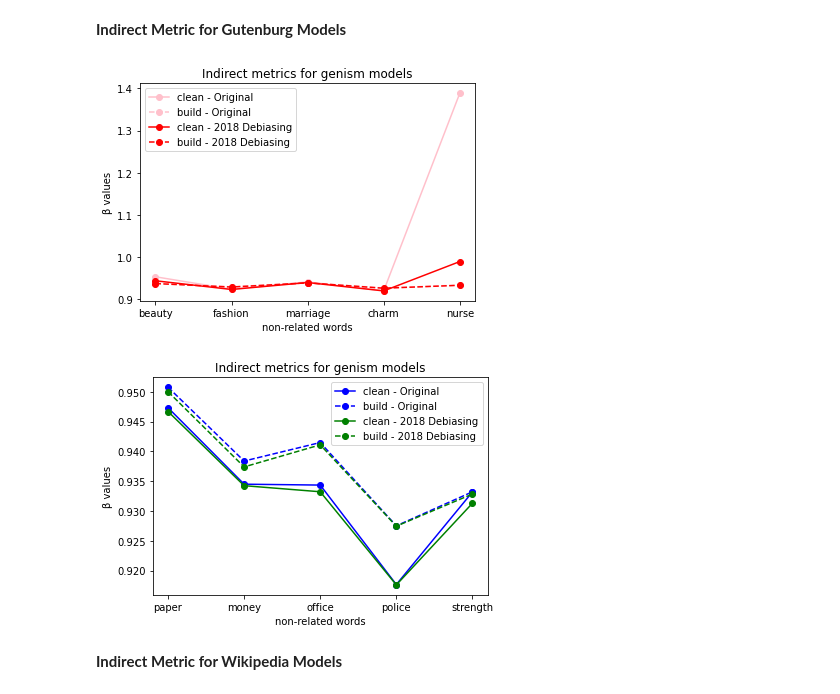
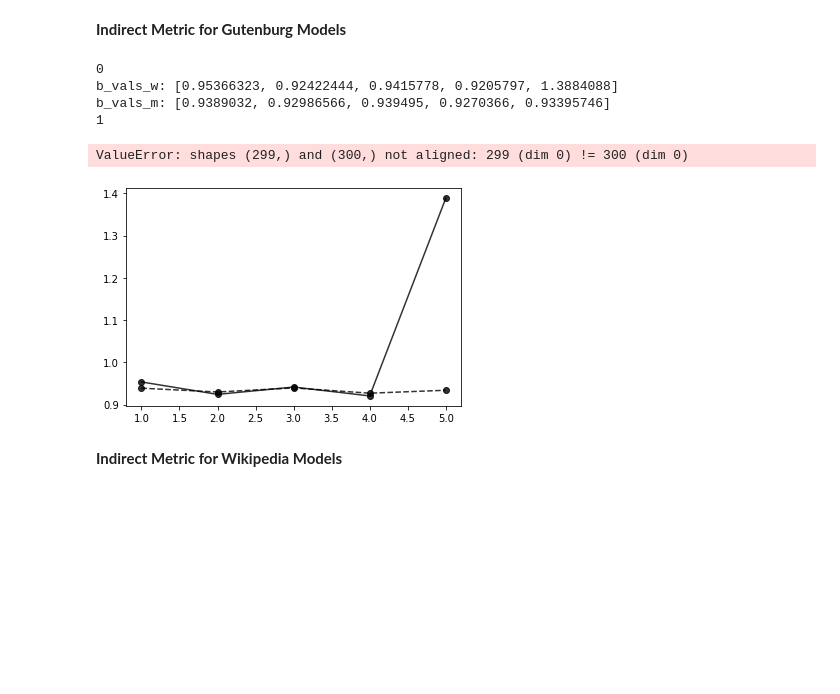
Before and after one commit to JasmineZhangxyz/genderDebiasing, a Jupyter notebook: Exploring_Gender_Biases_in_Word2Vec.ipynb, the cells around one changed output. Cells and saved outputs as stored; diff of their text form; code cells hidden in the pictures; blank space fills up the shorter version.

Commit message:
custom model, 2020 debiasing, fix tests

```diff
--- a/Exploring_Gender_Biases_in_Word2Vec.ipynb
+++ b/Exploring_Gender_Biases_in_Word2Vec.ipynb
@@ -355,7 +418,7 @@ gender_pairs = [['she','he'],['her','his'],['woman','man'],['Mary','John'],['her
 model_g = Word2Vec.load("models/model_g")
 
 #calculate g subspace
-g_gutenburg, g_gutenburg_2018 = run_gender_subspace_calcs(model_g, "genism", ["2018debias/2018debias_gutenberg_emb.txt"])
+g_gutenburg, g_gutenburg_2016, g_gutenburg_2018 = run_gender_subspace_calcs(model_g, "genism", ["2016debias/2016debias_gutenberg_emb.txt", "2018debias/2018debias_gutenberg_emb.txt"])
 # %% [output]
 ---------Original-------------
 Gender Pairs:  [['she', 'he'], ['her', 'his'], ['woman', 'man'], ['herself', 'himself'], ['daughter', 'son'], ['mother', 'father'], ['girl', 'boy'], ['female', 'male']]
@@ -376,9 +442,6 @@ PCA singular values: [4.07391790e+00 3.88750813e+00 3.45736969e+00 3.38182448e+0
 # %% [markdown]
 **Gender Subspace for Wikipedia Models**
 # %%
-#load model
-model_w = Word2Vec.load("models/model_w")
-
 #calculate g subspace
-g_wiki, g_wiki_2018 = run_gender_subspace_calcs(model_w, "wiki", ["2018debias/2018debias_wiki_emb.txt"])
+g_wiki, g_wiki_2016, g_wiki_2018 = run_gender_subspace_calcs(model_g, "wiki", ["2016debias/2016debias_wiki_emb.txt", "2018debias/2018debias_wiki_emb.txt"])
 # %% [output]
@@ -434,17 +538,18 @@ Direct metric gutenburg 2018 debias: 0.08232383582820692
 # %% [markdown]
 **Direct Metric for Wikipedia Models**
 # %%
-#load models
-model_w =  Word2Vec.load("models/model_g")
-
-#genism
-gendered_word_set = check_w_embedding([gendered_words], model_w, False, 'genism')[0]
-print("Direct metric wiki:", calculate_direct_metric(gendered_word_set, model_w, c, g_wiki, 'genism'))
+#wiki
+vocab = read_debiased_embeddings("embeddings/wikipedia_embeddings.txt")
+gendered_word_set = check_w_embedding([gendered_words], model_g, False, 'debias', vocab)[0]
+print("Direct metric wiki:", calculate_direct_metric(gendered_word_set, model_g, c, g_wiki, 'debias', vocab))
 
 #2016 debiasing
+vocab2016 = read_debiased_embeddings('2016debias/2016debias_wiki_emb.txt')
+gendered_word_set_2016 = check_w_embedding([gendered_words], model_g, False, 'debias', vocab2016)[0]
+print("Direct metric wiki 2016 debias:", calculate_direct_metric(gendered_word_set_2016, model_g, c, g_wiki_2016, 'debias', vocab2016))
 
 #2018 debiasing
 vocab2018 = read_debiased_embeddings('2018debias/2018debias_wiki_emb.txt')
-gendered_word_set_2018 = check_w_embedding([gendered_words], model_w, False, 'debias', vocab2018)[0]
-print("Direct metric wiki 2018 debias:", calculate_direct_metric(gendered_word_set_2018, model_w, c, g_wiki_2018, 'debias', vocab2018))
+gendered_word_set_2018 = check_w_embedding([gendered_words], model_g, False, 'debias', vocab2018)[0]
+print("Direct metric wiki 2018 debias:", calculate_direct_metric(gendered_word_set_2018, model_g, c, g_wiki_2018, 'debias', vocab2018))
 # %% [output]
@@ -478,22 +615,26 @@ def compare_indirect_metrics(words, c_word, model,g, model_type, vocab={}):
 def plot_indirect_metric(words, w, m, model, g_values, model_type, labels, txtfiles, colors):
     fig, ax = plt.subplots(1,1)
 
+    idx=0
     for i in range(len(labels)):
         b_vals_w = []
         b_vals_m = []
+        print("idx: ", idx)
         #calculate indirect beta values
-        if labels[i] == "Original": #first iteration
+        if labels[i] == "Original": #first iteration model
             b_vals_w = compare_indirect_metrics(words, w, model, g_values[i], model_type)
             b_vals_m = compare_indirect_metrics(words, m, model, g_values[i], model_type)
         else:
-            vocab = read_debiased_embeddings(txtfiles[i-1])
+            vocab = read_debiased_embeddings(txtfiles[idx])
             b_vals_w = compare_indirect_metrics(words, w, model, g_values[i], "debias", vocab)
             b_vals_m = compare_indirect_metrics(words, m, model, g_values[i], "debias", vocab)
+            idx+=1
 
-
+        print("b_vals_w:", b_vals_w)
+        print("b_vals_m:", b_vals_m)
         #plot
-        ax.plot(range(1, len(words)+1), b_vals_w, marker='o', color = colors[i])
-        ax.plot(range(1, len(words)+1), b_vals_m, '--', marker='o', color = colors[i])
+        ax.plot(range(1, len(words)+1), b_vals_w, marker='o', color = colors[i], alpha=0.8)
+        ax.plot(range(1, len(words)+1), b_vals_m, '--', marker='o', color = colors[i], alpha=0.8)
 
 
     ax.set_xticks(range(1, len(words_w)+1))
@@ -507,7 +648,7 @@ def plot_indirect_metric(words, w, m, model, g_values, model_type, labels, txtfi
         legend_labels.append(w + " - "+ l)
         legend_labels.append(m + " - "+ l)
 
-    ax.legend(legend_labels)
+    ax.legend(legend_labels, bbox_to_anchor=(1.04,1))
     plt.show()
 
 #Experiment- recreate Bolukbasi et al.'s experiement but with words available in the datasetss
@@ -520,18 +661,22 @@ m = 'build'
 # %%
 #load models
 model_g = Word2Vec.load("models/model_g")
 
 #check that all models contain the experiment words
 words_w, words_m, [w, m] = check_w_embedding([words_w, words_m, [w, m]], model_g, True, 'genism')
 
 #female correlated words
-plot_indirect_metric(words_w, w, m, model_g, [g_gutenburg, g_gutenburg_2018], 'genism', ['Original', '2018 Debiasing'], ["2018debias/2018debias_gutenberg_emb.txt"], ["Pink", "Red"])
+plot_indirect_metric(words_w, w, m, model_g, [g_gutenburg, g_gutenburg_2016, g_gutenburg_2018], 'genism', ['Original', '2016 Debiasing','2018 Debiasing'], ["2016debias/2016debias_gutenberg_emb.txt", "2018debias/2018debias_gutenberg_emb.txt"], ["Black", "Red", "Orange"])
 
 #male correlated words
-plot_indirect_metric(words_m, w, m, model_g, [g_gutenburg, g_gutenburg_2018], 'genism', ['Original', '2018 Debiasing'], ["2018debias/2018debias_gutenberg_emb.txt"], ["Blue", "Green"])
+plot_indirect_metric(words_m, w, m, model_g, [g_gutenburg, g_gutenburg_2016, g_gutenburg_2018], 'genism', ['Original', '2016 Debiasing', '2018 Debiasing'], ["2016debias/2016debias_gutenberg_emb.txt", "2018debias/2018debias_gutenberg_emb.txt"], ["Blue", "Green", "Black"])
 # %% [output]
+0
+b_vals_w: [0.95366323, 0.92422444, 0.9415778, 0.9205797, 1.3884088]
+b_vals_m: [0.9389032, 0.92986566, 0.939495, 0.9270366, 0.93395746]
+1
+ValueError: shapes (299,) and (300,) not aligned: 299 (dim 0) != 300 (dim 0)
-[figure, old version]
+[figure, new version]
-[figure, removed]
 # %% [markdown]
 **Indirect Metric for Wikipedia Models**
 # %%
```
Also changed, not shown: parts of 34 cells of this notebook, 11 other files.
